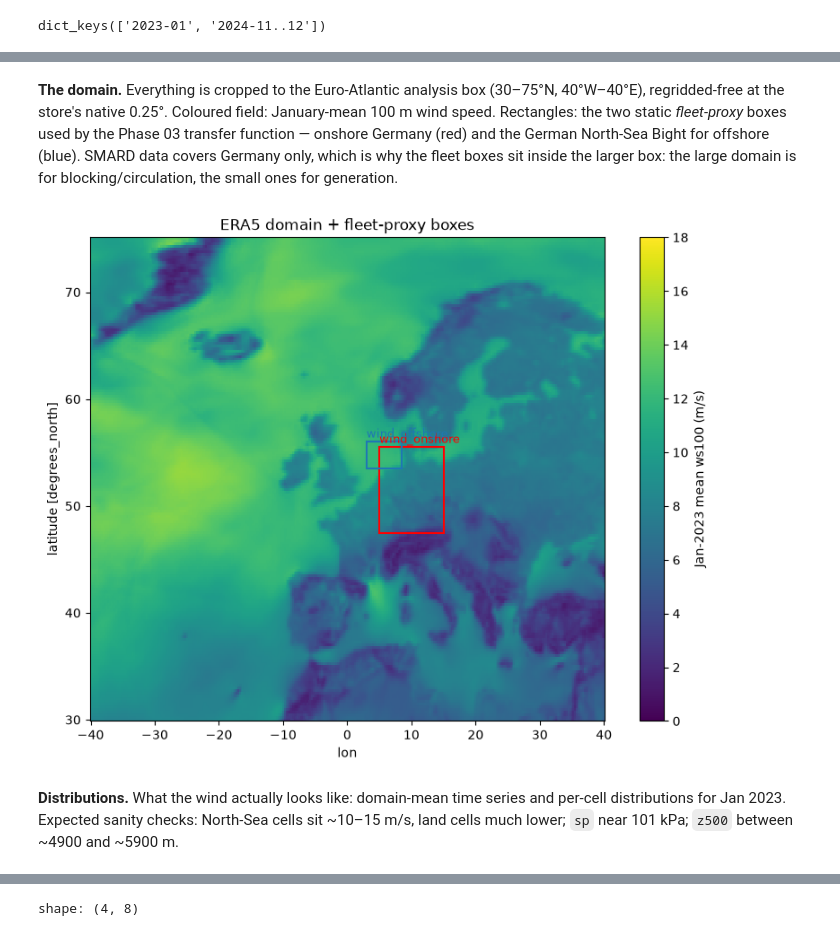
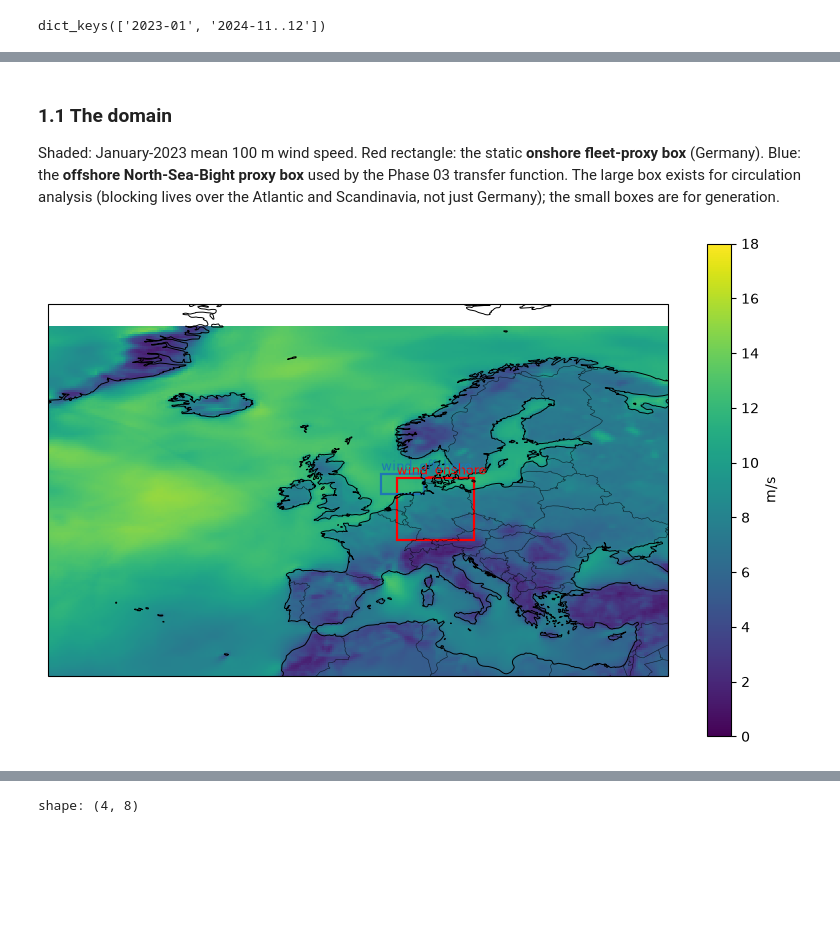
Before and after one commit to TunaHim/EuroGrid-Climate-Dynamics, a Jupyter notebook: notebooks/01_eda.ipynb, the cells around one changed output, grey strips where cells are left out. Cells and saved outputs as stored; diff of their text form; code cells hidden in the pictures; blank space fills up the shorter version.

Commit message:
EDA notebook v2: cartopy political boundaries, wind resource checks, Z500 interpretation section, national generation + CF boxplots
Co-Authored-By: Himansu Kesari Pradhan <kesarihimansu@gmail.com>

```diff
--- a/notebooks/01_eda.ipynb
+++ b/notebooks/01_eda.ipynb
@@ -19,6 +19,8 @@ import os
 import pathlib
 from datetime import datetime
 
+import cartopy.crs as ccrs
+import cartopy.feature as cfeature
 import matplotlib.patches as mpatches
 import matplotlib.pyplot as plt
 import numpy as np
@@ -38,6 +40,8 @@ os.chdir(ROOT)
 cfg = yaml.safe_load(open(ROOT / "config/settings.yaml"))
 
 
+PC = ccrs.PlateCarree()  # lat/lon projection used for every map
+
 WINDOWS = {"2023-01": ("2023-01-01", "2023-02-01"), "2024-11..12": ("2024-11-01", "2025-01-01")}
 
 era5 = {
@@ -50,6 +54,22 @@ era5 = {
     )
     for w, (s, e) in WINDOWS.items()
 }
+
+
+def map_ax(ax, title, borders=True):
+
+    ax.coastlines(resolution="50m", lw=0.7)
+
+    if borders:
+        ax.add_feature(cfeature.BORDERS.with_scale("50m"), lw=0.4, alpha=0.7)
+
+    ax.set_extent([-40, 40, 30, 75])
+
+    ax.set_title(title, fontsize=10)
+
+    return ax
+
+
 era5.keys()
 # %% [output]
 dict_keys(['2023-01', '2024-11..12'])
@@ -107,32 +125,34 @@ shape: (10, 6)
-# %% [markdown]
-**The domain.** Everything is cropped to the Euro-Atlantic analysis box (30–75°N, 40°W–40°E),
-regridded-free at the store's native 0.25°. Coloured field: January-mean 100 m wind speed.
-Rectangles: the two static *fleet-proxy* boxes used by the Phase 03 transfer function — onshore Germany
-(red) and the German North-Sea Bight for offshore (blue). SMARD data covers Germany only, which is why
-the fleet boxes sit inside the larger box: the large domain is for blocking/circulation, the small ones
-for generation.
+# %% [markdown]
+### 1.1 The domain
+
+Shaded: January-2023 mean 100 m wind speed. Red rectangle: the static **onshore fleet-proxy box**
+(Germany). Blue: the **offshore North-Sea-Bight proxy box** used by the Phase 03 transfer function.
+The large box exists for circulation analysis (blocking lives over the Atlantic and Scandinavia,
+not just Germany); the small boxes are for generation.
 # %%
 ds = era5["2023-01"]
 
-fig, ax = plt.subplots(figsize=(10, 7))
+fig, ax = plt.subplots(figsize=(10, 8), subplot_kw={"projection": PC})
 
-ds.ws100.mean("time").plot(
-    ax=ax, cmap="viridis", vmin=0, vmax=18, cbar_kwargs={"label": "Jan-2023 mean ws100 (m/s)"}
+map_ax(ax, "ERA5 domain: Jan-2023 mean ws100 + fleet-proxy boxes")
+
+ds.ws100.mean("time").plot.pcolormesh(
+    ax=ax,
+    transform=PC,
+    cmap="viridis",
+    vmin=0,
+    vmax=18,
+    add_colorbar=True,
+    cbar_kwargs={"label": "m/s", "shrink": 0.8},
 )
 
 for (name, (la0, la1, lo0, lo1)), col in zip(FLEET_BOXES.items(), ["red", "tab:blue"], strict=True):
-    ax.add_patch(mpatches.Rectangle((lo0, la0), lo1 - lo0, la1 - la0, fill=False, ec=col, lw=1.5))
+    ax.add_patch(
+        mpatches.Rectangle((lo0, la0), lo1 - lo0, la1 - la0, fill=False, ec=col, lw=1.6, transform=PC)
+    )
 
-    ax.text(lo0, la1 + 0.4, name, color=col, fontsize=9)
-
-ax.set_title("ERA5 domain + fleet-proxy boxes")
-
-ax.set_aspect(1 / 0.6)
+    ax.text(lo0, la1 + 0.5, name, color=col, fontsize=9, transform=PC)
 
 plt.show()
 # %% [output]
-[figure, old version]
+[figure, new version]
-# %% [markdown]
-**Distributions.** What the wind actually looks like: domain-mean time series and per-cell
-distributions for Jan 2023. Expected sanity checks: North-Sea cells sit ~10–15 m/s, land cells
-much lower; `sp` near 101 kPa; `z500` between ~4900 and ~5900 m.
```
Also changed, not shown: parts of 27 cells of this notebook, 1 other file.
